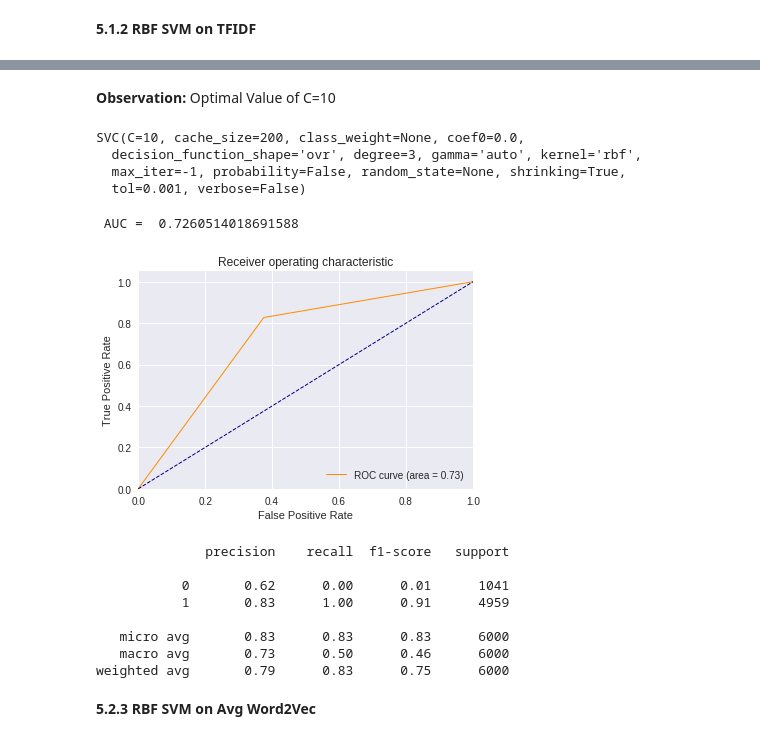
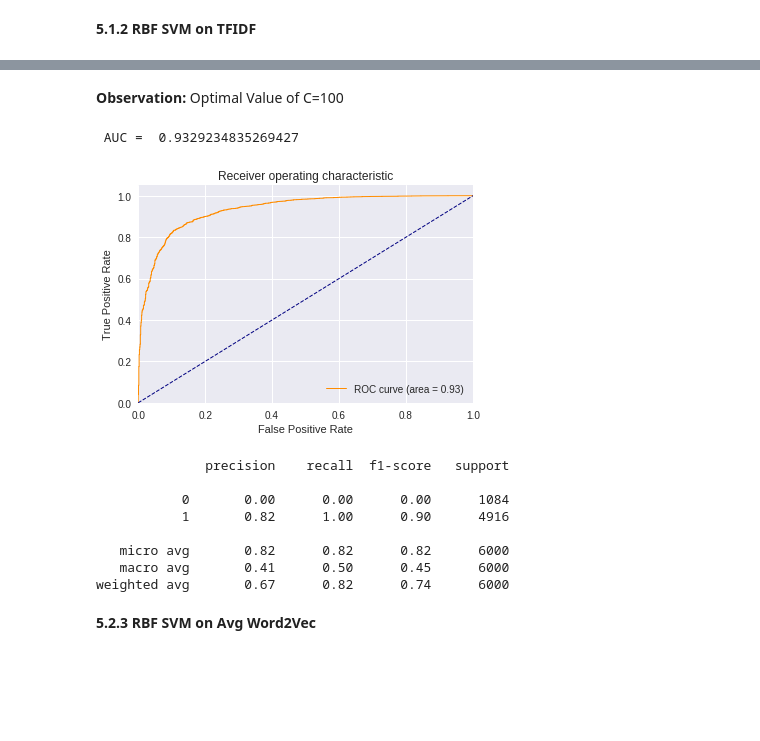
Before and after one commit to mitesh98/Amazon-Fine-Food-Review, a Jupyter notebook: SVM.ipynb, the cells around one changed output, grey strips where cells are left out. Saved outputs shown, nothing was run; the diff lists cells and outputs as text; code cells hidden in the pictures; blank space fills up the shorter version.

```diff
--- a/SVM.ipynb
+++ b/SVM.ipynb
@@ -349,7 +358,10 @@ cv_tfidf=tfidf_vector.transform(cv_data)
 # %%
 tfidf_vector_rbf=TfidfVectorizer()
-train_tfidf_rbf=tfidf_vector_rbf.fit_transform(train_data_rbf)
+tfidf_vector_rbf.fit(train_data_rbf)
+train_tfidf_rbf=tfidf_vector_rbf.transform(train_data_rbf)
 cv_tfidf_rbf=tfidf_vector_rbf.transform(cv_data_rbf)
+Train_tfidf_rbf=tfidf_vector_rbf.transform(Train_data_rbf)
+test_tfidf_rbf=tfidf_vector_rbf.transform(test_data_rbf)
 # %% [markdown]
 # 4.3 Word2Vec
 # %%
@@ -1348,15 +1453,12 @@ plt.show()
-# %%
-#For Optimal on test data
-count_vectorizer_rbf=CountVectorizer()
-Train_bows_rbf=count_vectorizer_rbf.fit_transform(Train_data_rbf)
-test_bows_rbf=count_vectorizer_rbf.transform(test_data_rbf)
 # %%
-clf = SVC(C=10,kernel='rbf',gamma='auto')
+clf = SVC(C=0.1,kernel='rbf',gamma='auto')
 clf.fit(Train_bows_rbf,y_Train_rbf)
-y_pred=clf.predict(test_bows_rbf)
+calibarator=CalibratedClassifierCV(clf,cv='prefit',method='sigmoid')
+calibarator.fit(Train_bows_rbf,y_Train_rbf)
+y_pred=calibarator.predict_proba(test_bows_rbf)[:,1]
  #Drawing ROC curve
-fpr, tpr, thresholds = roc_curve(y_pred, y_test_rbf)
-roc_auc = auc(fpr, tpr)
+fpr, tpr, thresholds = roc_curve(y_test_rbf,y_pred)
+roc_auc = metrics.auc(fpr, tpr)
 print(' AUC = ',metrics.auc(fpr, tpr))
 plt.figure()
 plt.plot(fpr, tpr, color='darkorange', lw=1, label='ROC curve (area = %0.2f)' % roc_auc)
@@ -1368,6 +1470,4 @@ plt.ylabel('True Positive Rate')
 plt.title('Receiver operating characteristic')
 plt.legend(loc="lower right")
 plt.show()
-print("\n\n")
-print(metrics.classification_report(y_test_rbf,y_pred))
 # %% [output]
@@ -1427,48 +1550,41 @@ plt.show()
 # %% [markdown]
-**Observation:** Optimal Value of C=10
+**Observation:** Optimal Value of C=100
-# %%
-clf
-# %% [output]
-SVC(C=10, cache_size=200, class_weight=None, coef0=0.0,
-  decision_function_shape='ovr', degree=3, gamma='auto', kernel='rbf',
-  max_iter=-1, probability=False, random_state=None, shrinking=True,
-  tol=0.001, verbose=False)
-# %%
-#For Optimal on test data
-tfidf_vectorizer_rbf=TfidfVectorizer()
-Train_tfidf_rbf=tfidf_vectorizer_rbf.fit_transform(Train_data_rbf)
-test_tfidf_rbf=tfidf_vectorizer_rbf.transform(test_data_rbf)
 # %%
 clf = SVC(C=100,kernel='rbf',gamma='auto')
 clf.fit(Train_tfidf_rbf,y_Train_rbf)
-y_pred=clf.predict(test_bows_rbf)
+calibarator=CalibratedClassifierCV(clf,cv='prefit',method='sigmoid')
+calibarator.fit(Train_tfidf_rbf,y_Train_rbf)
+y_pred=calibarator.predict_proba(test_tfidf_rbf)[:,1]
  #Drawing ROC curve
-fpr, tpr, thresholds = roc_curve(y_pred, y_test_rbf)
-roc_auc = auc(fpr, tpr)
+fpr, tpr, thresholds = roc_curve(y_test_rbf,y_pred)
+roc_auc = metrics.auc(fpr, tpr)
 print(' AUC = ',metrics.auc(fpr, tpr))
 plt.figure()
 plt.plot(fpr, tpr, color='darkorange', lw=1, label='ROC curve (area = %0.2f)' % roc_auc)
 plt.plot([0, 1], [0, 1], color='navy', lw=1, linestyle='--')
 plt.xlim([0.0, 1.0])
 plt.ylim([0.0, 1.05])
 plt.xlabel('False Positive Rate')
 plt.ylabel('True Positive Rate')
 plt.title('Receiver operating characteristic')
 plt.legend(loc="lower right")
 plt.show()
-print("\n\n")
-print(metrics.classification_report(y_test_rbf,y_pred))
 # %% [output]
- AUC =  0.7260514018691588
+ AUC =  0.9329234835269427
-[figure, old version]
+[figure, new version]
-              precision    recall  f1-score   support
-
-           0       0.62      0.00      0.01      1041
-           1       0.83      1.00      0.91      4959
-
-   micro avg       0.83      0.83      0.83      6000
-   macro avg       0.73      0.50      0.46      6000
-weighted avg       0.79      0.83      0.75      6000
+# %%
+#Confusion_Metrices
+y_pred=clf.predict(test_tfidf_rbf)
+print(metrics.classification_report(y_test_rbf,y_pred))
+# %% [output]
+              precision    recall  f1-score   support
+
+           0       0.00      0.00      0.00      1084
+           1       0.82      1.00      0.90      4916
+
+   micro avg       0.82      0.82      0.82      6000
+   macro avg       0.41      0.50      0.45      6000
+weighted avg       0.67      0.82      0.74      6000
 # %% [markdown]
 **5.2.3 RBF SVM on Avg Word2Vec**
 # %%
```
Also changed, not shown: parts of 54 cells of this notebook.
